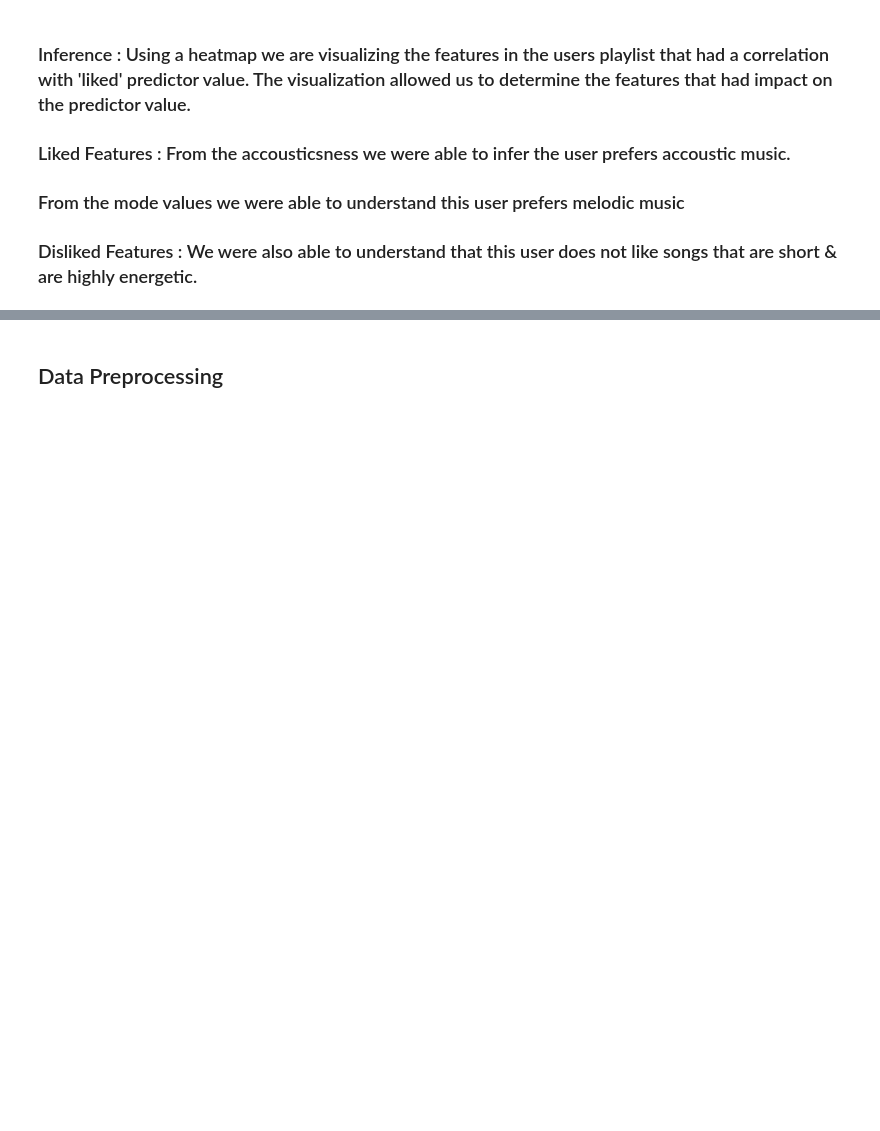
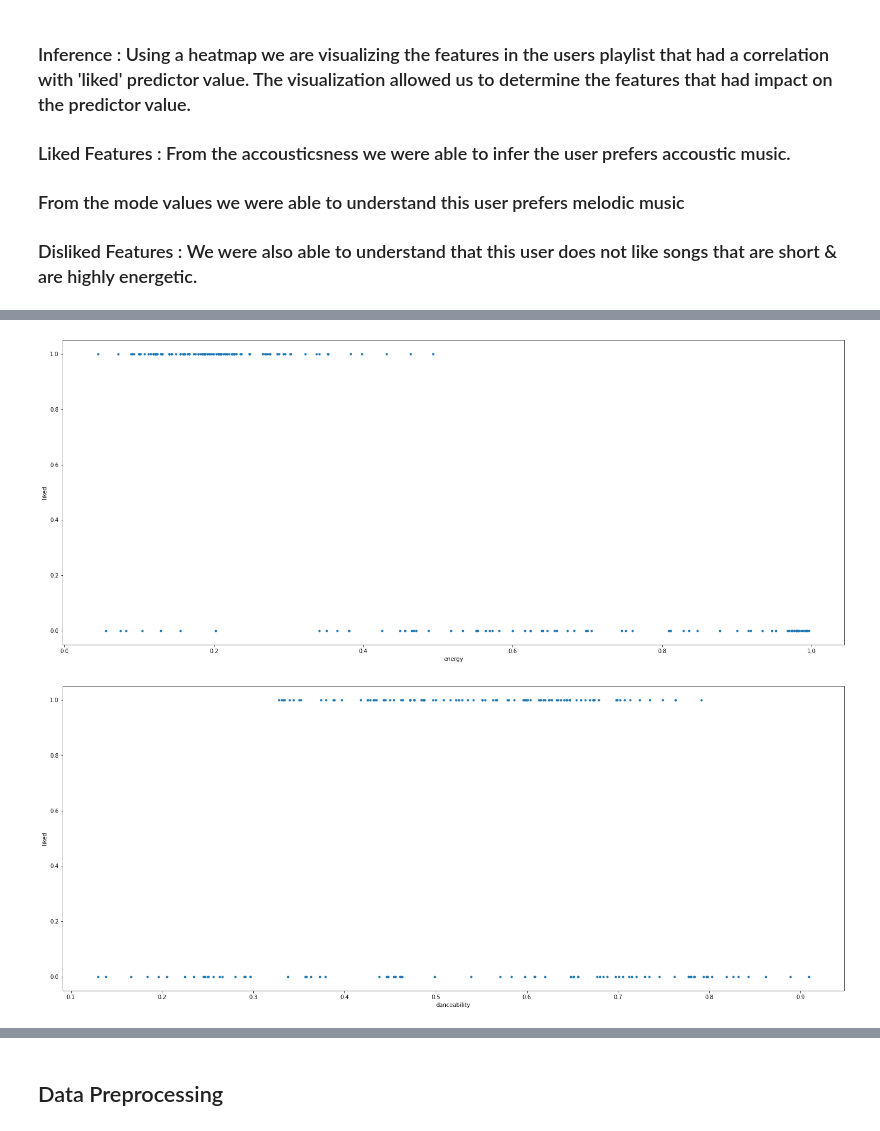
Before and after one commit to CS418/group-project-blackbox, a Jupyter notebook: Spotify.ipynb, the cells around one changed output, grey strips where cells are left out. Drawn from its saved outputs; the diff is of its cells as text; code cells hidden in the pictures; blank space fills up the shorter version.

```diff
--- a/Spotify.ipynb
+++ b/Spotify.ipynb
@@ -325,0 +377,6 @@ data
+# %%
+data.plot.scatter(x = 'energy', y = 'liked', s = 10, figsize= (25,10));
+data.plot.scatter(x = 'danceability', y = 'liked', s = 10, figsize= (25,10));
+# %% [output]
+[figure, added]
+[figure, added]
```
Also changed, not shown: parts of 11 cells of this notebook.
